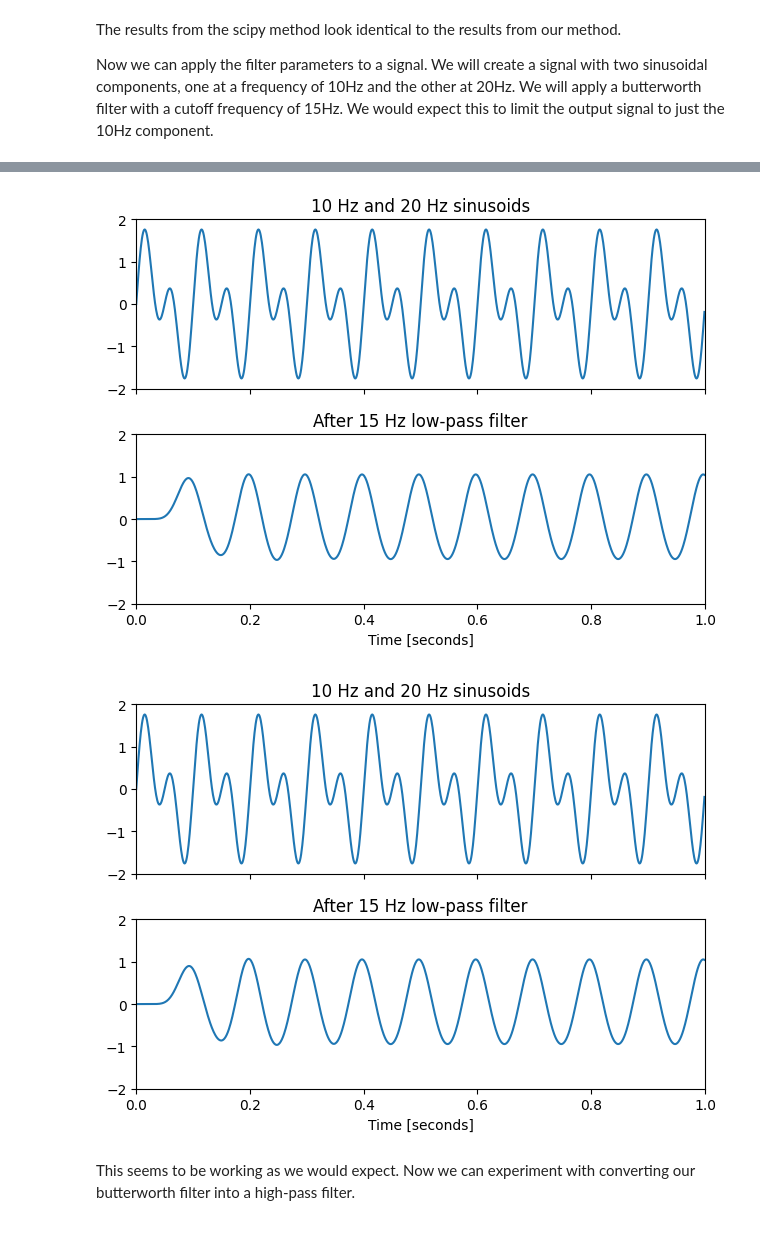
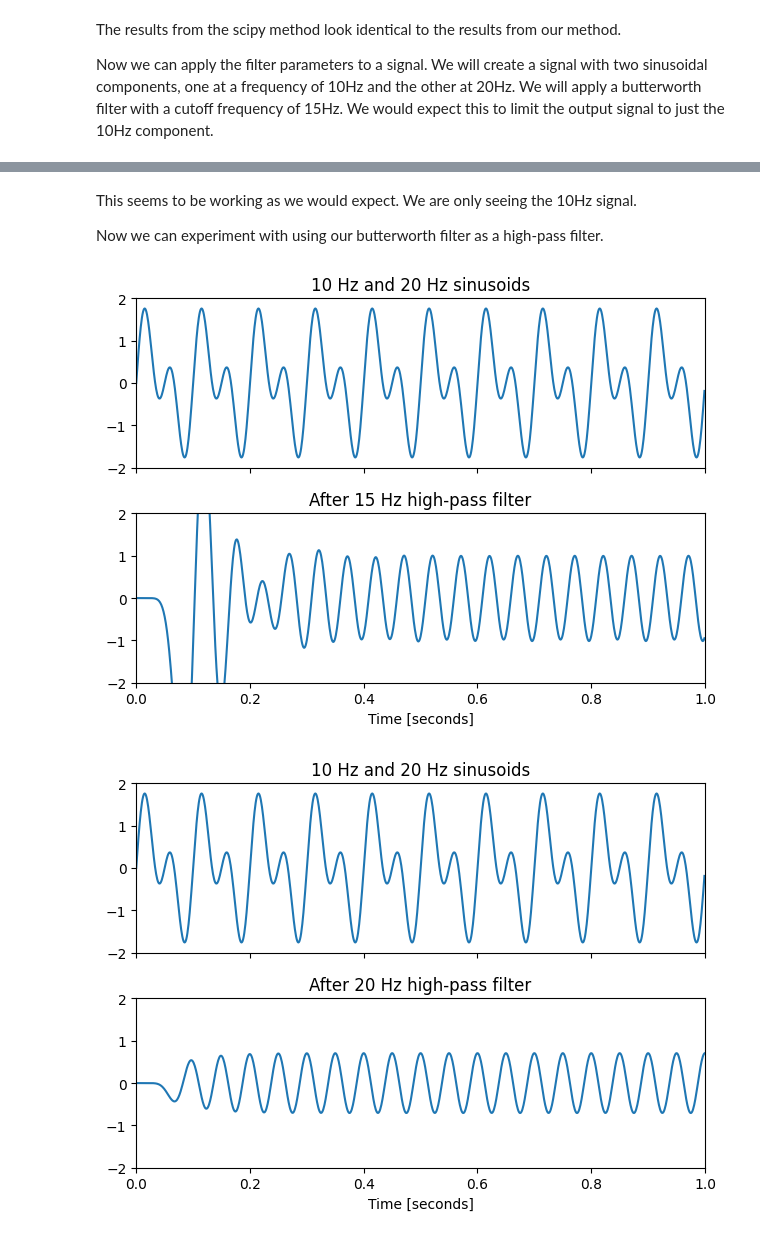
Before and after one commit to derekjohnsonva/dsp_final_project, a Jupyter notebook: butterworth.ipynb, the cells around one changed output, grey strips where cells are left out. Saved outputs shown, nothing was run; the diff lists cells and outputs as text; code cells hidden in the pictures.

```diff
--- a/butterworth.ipynb
+++ b/butterworth.ipynb
@@ -90,68 +157,40 @@ Now we can apply the filter parameters to a signal. We will create a signal with
+# %% [markdown]
+This seems to be working as we would expect. We are only seeing the 10Hz signal.
+
+Now we can experiment with using our butterworth filter as a high-pass filter.
 # %%
 sample_frequency = 1000
 t = np.linspace(0, 1, sample_frequency, False)  # 1 second
 sig = np.sin(2*np.pi*10*t) + np.sin(2*np.pi*20*t)
 fig, (ax1, ax2) = plt.subplots(2, 1, sharex=True)
 ax1.plot(t, sig)
 ax1.set_title('10 Hz and 20 Hz sinusoids')
 ax1.axis([0, 1, -2, 2])
+
 # butterworth filter with a cutoff frequncy of 15Hz
-b, a = butterworth(10, 15, sample_frequency)
-# TODO: figure out if we should implement lfilter ourselves
-filtered = signal.lfilter(b, a, sig)
+b, a = butterworth(10, 15, sample_frequency, type=FilterType.HIGHPASS)
+filtered = iir_filter(b, a, sig)
 ax2.plot(t, filtered)
-ax2.set_title('After 15 Hz low-pass filter')
+ax2.set_title('After 15 Hz high-pass filter')
 ax2.axis([0, 1, -2, 2])
 ax2.set_xlabel('Time [seconds]')
 plt.tight_layout()
 plt.show()
+
+fig, (ax1, ax2) = plt.subplots(2, 1, sharex=True)
+ax1.plot(t, sig)
+ax1.set_title('10 Hz and 20 Hz sinusoids')
+ax1.axis([0, 1, -2, 2])
+
+# butterworth filter with a cutoff frequncy of 20Hz
+b, a = butterworth(10, 20, sample_frequency, type=FilterType.HIGHPASS)
+filtered = iir_filter(b, a, sig)
+ax2.plot(t, filtered)
+ax2.set_title('After 20 Hz high-pass filter')
+ax2.axis([0, 1, -2, 2])
+ax2.set_xlabel('Time [seconds]')
+plt.tight_layout()
+plt.show()
 # %% [output]
-[figure, old version]
+[figure, new version]
+[figure, added]
-# %%
-def iir_filter(b: np.ndarray, a: np.ndarray, x: np.ndarray) -> np.ndarray:
-    """Apply an IIR filter to a signal. The info for this function was taken from the
-    notes section of the scipy.signal.lfilter documentation.
-
-    Args:
-        b (np.ndarray): numerator coefficients
-        a (np.ndarray): denominator coefficients
-        x (np.ndarray): input signal
-
-    Returns:
-        np.ndarray: filtered signal
-    """
-    # For now we will have this condition. I do not this this needs to be true generally
-    if len(b) != len(a):
-        raise ValueError("The numerator and denominator must have the same length.")
-    y = np.zeros_like(x)
-    for i in range(len(b), len(x)):
-        for j in range(len(b)):
-            if i - j >= 0:
-                y[i] += b[j] * x[i - j]
-        for j in range(1, len(a)):
-            if i - j >= 0:
-                y[i] -= a[j] * y[i - j]
-        y[i] /= a[0]
-    return y
-
-sample_frequency = 1000
-t = np.linspace(0, 1, sample_frequency, False)  # 1 second
-sig = np.sin(2*np.pi*10*t) + np.sin(2*np.pi*20*t)
-fig, (ax1, ax2) = plt.subplots(2, 1, sharex=True)
-ax1.plot(t, sig)
-ax1.set_title('10 Hz and 20 Hz sinusoids')
-ax1.axis([0, 1, -2, 2])
-# butterworth filter with a cutoff frequncy of 15Hz
-b, a = butterworth(10, 15, sample_frequency)
-# TODO: figure out if we should implement lfilter ourselves
-filtered = iir_filter(b, a, sig)
-ax2.plot(t, filtered)
-ax2.set_title('After 15 Hz low-pass filter')
-ax2.axis([0, 1, -2, 2])
-ax2.set_xlabel('Time [seconds]')
-plt.tight_layout()
-plt.show()
-# %% [output]
-[figure, removed]
-# %% [markdown]
-This seems to be working as we would expect. Now we can experiment with converting our butterworth filter into a high-pass filter.
```
Also changed, not shown: parts of 15 cells of this notebook.
